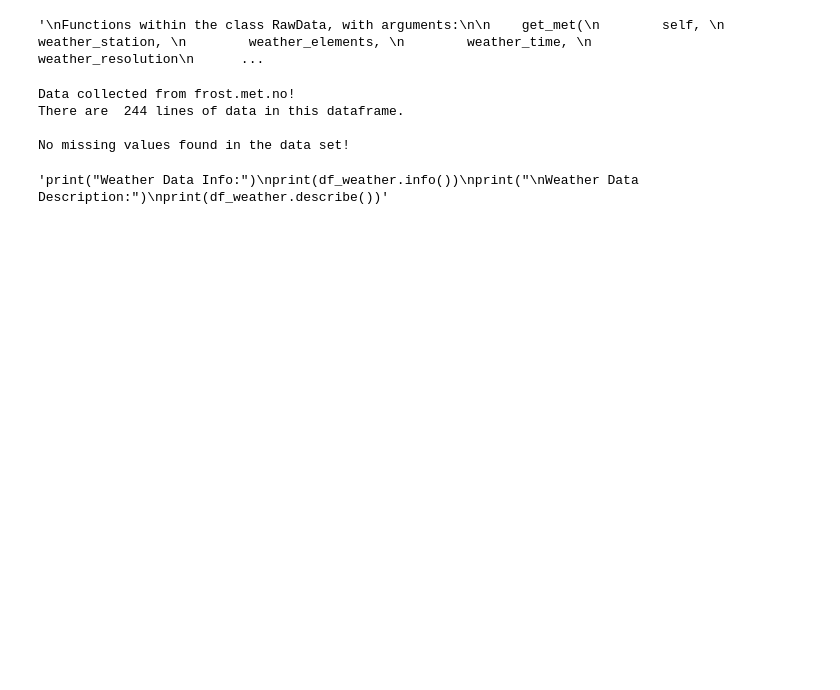
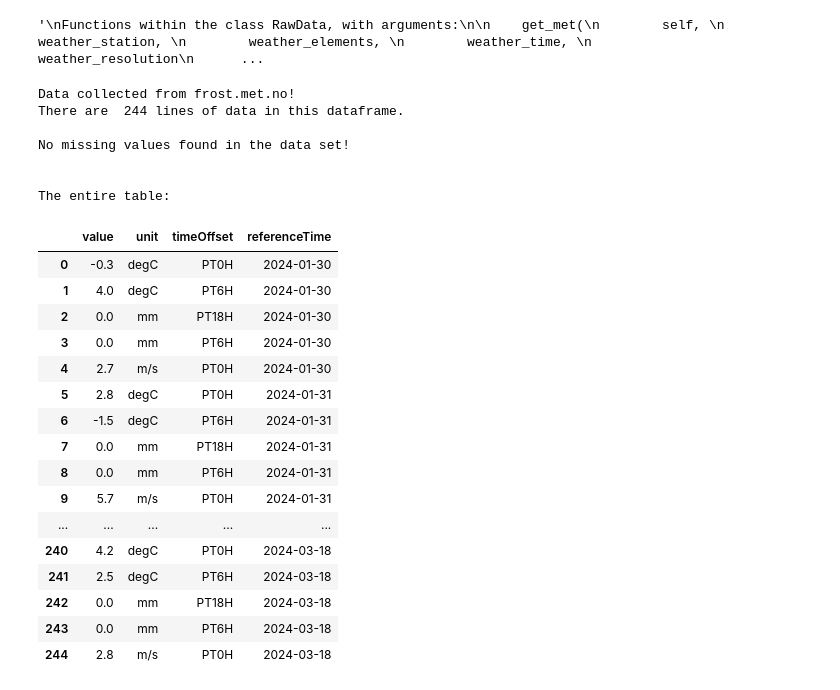
Before and after one commit to Ruchis356/Gruppeprosjekt, a Jupyter notebook: notebooks/main.ipynb, the cells around one changed output. Drawn from its saved outputs; the diff is of its cells as text; code cells hidden in the pictures; blank space fills up the shorter version.

```diff
--- a/notebooks/main.ipynb
+++ b/notebooks/main.ipynb
@@ -67,6 +67,10 @@ weather_resolution = 'P1D' # The level of granularity in the weather data. P1D i
 # Run the module for importing the weather data, and save it to a dataframe
 df_weather = raw_data.get_met(weather_station, weather_elements, weather_time, weather_resolution)
 
+# The following block of code was generated by AI when the API was down temporarily
+# - Purpose: Sample weather data that enables the program to run if the API is down
+# - AI Tool: DeepSeek
+
 # Temporary weather data for when the API is down
 '''df_weather = pd.DataFrame({
     'referenceTime': ['2024-01-30', '2024-01-31', '2024-02-01'],
@@ -80,37 +84,61 @@ if df_weather is None:
     print("Failed to fetch weather data.")
 else:
     # Report missing values as a dataframe
-    missing_df = ref_data.missing_data(df_weather, strategy='report')
+    missing_df = ref_data.missing_data(df_weather, strategy='report') #The 'strategy' variable was suggested by AI (DeepSeek)
     if missing_df is not None:
         print("Missing values found at these locations:")
         pretty_table.pretty_data(missing_df)
 
     # Dataframe without the rows containing missing values
     '''cleaned_df = ref_data.missing_data(df_weather, strategy='drop')
     if cleaned_df is not None:
         print("DataFrame after dropping missing values:")
         pretty_table.pretty_data(cleaned_df)'''
 
     # Fill missing values with chosen fill_value
     '''filled_df = ref_data.missing_data(df_weather, strategy='fill', fill_value=None)
     if filled_df is not None:
         print("DataFrame after filling missing values:")
         pretty_table.pretty_data(filled_df)'''
 
+# The following block of code was generated by AI to provide exploratory data analysis
+# - Purpose: Visualise and confirm that the program is behaving the way we expect
+# - AI Tool: DeepSeek
+
 # Weather Data EDA
 '''print("Weather Data Info:")
 print(df_weather.info())
 print("\nWeather Data Description:")
 print(df_weather.describe())'''
 
 # Displaying the weather data as a table
-#pretty_table.pretty_data(df_weather)
+print('\nThe entire table:')
+pretty_table.pretty_data(df_weather)
 # %% [output]
 Data collected from frost.met.no!
 There are  244 lines of data in this dataframe.
 
 No missing values found in the data set!
+
+
+The entire table:
-'print("Weather Data Info:")\nprint(df_weather.info())\nprint("\nWeather Data Description:")\nprint(df_weather.describe())'
+|  | value | unit | timeOffset | referenceTime |
+| 0 | -0.3 | degC | PT0H | 2024-01-30 |
+| 1 | 4.0 | degC | PT6H | 2024-01-30 |
+| 2 | 0.0 | mm | PT18H | 2024-01-30 |
+| 3 | 0.0 | mm | PT6H | 2024-01-30 |
+| 4 | 2.7 | m/s | PT0H | 2024-01-30 |
+| 5 | 2.8 | degC | PT0H | 2024-01-31 |
+| 6 | -1.5 | degC | PT6H | 2024-01-31 |
+| 7 | 0.0 | mm | PT18H | 2024-01-31 |
+| 8 | 0.0 | mm | PT6H | 2024-01-31 |
+| 9 | 5.7 | m/s | PT0H | 2024-01-31 |
+| ... | ... | ... | ... | ... |
+| 240 | 4.2 | degC | PT0H | 2024-03-18 |
+| 241 | 2.5 | degC | PT6H | 2024-03-18 |
+| 242 | 0.0 | mm | PT18H | 2024-03-18 |
+| 243 | 0.0 | mm | PT6H | 2024-03-18 |
+| 244 | 2.8 | m/s | PT0H | 2024-03-18 |
 # %%
 # ------------------------------------------
 # AIR QUALITY DATA - IMPORT AND PROCESSING
```
Also changed, not shown: parts of 3 cells of this notebook.
